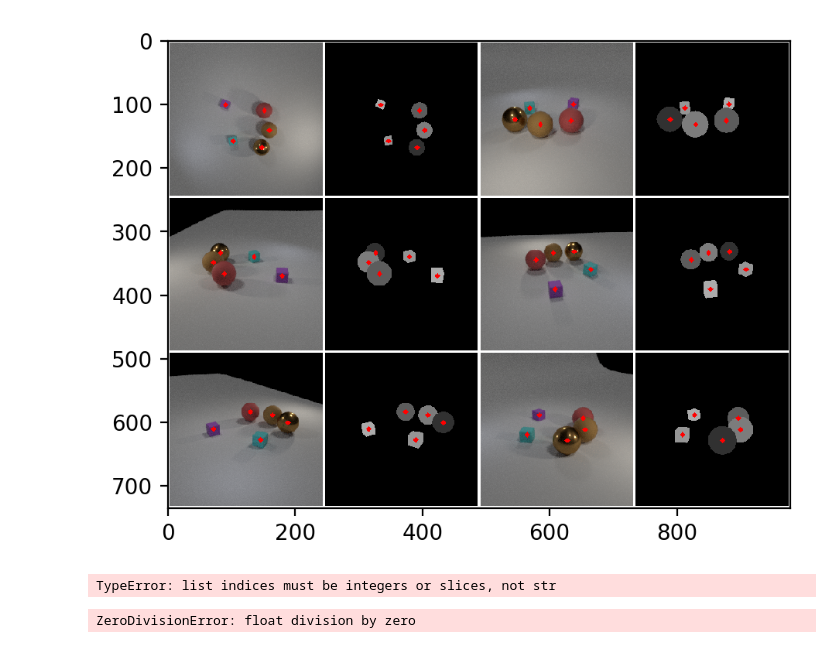
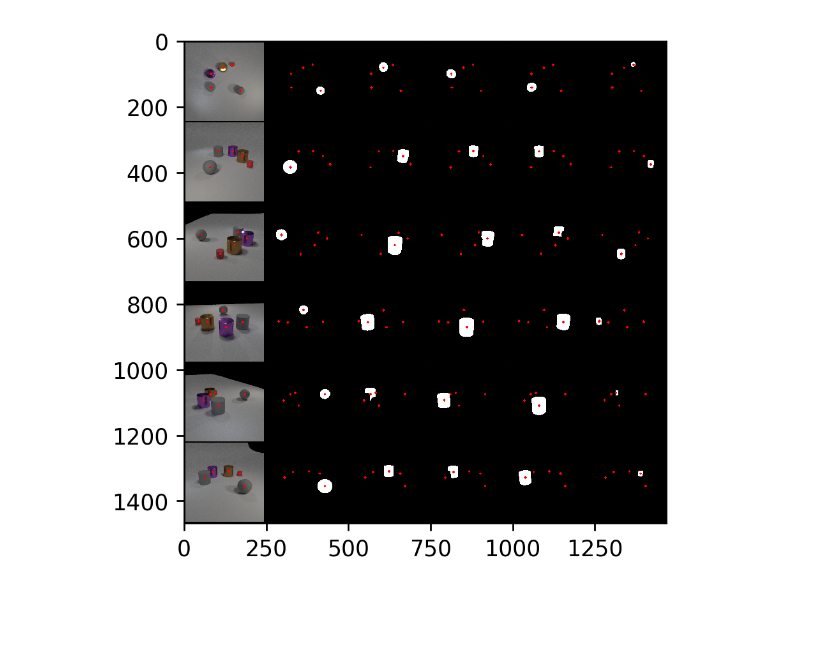
Before and after one commit to jihoonl/clevr-dataset-gen, a Jupyter notebook: notebooks/masking_test.ipynb, the cells around one changed output. Saved outputs shown, nothing was run; the diff lists cells and outputs as text; code cells hidden in the pictures; blank space fills up the shorter version.

Commit message:
finalize data foramt

```diff
--- a/notebooks/masking_test.ipynb
+++ b/notebooks/masking_test.ipynb
@@ -24,17 +24,17 @@ def view_image(ii, dpi=100, nrow=4):
     imshow(n.numpy().transpose(1,2,0))
 
 def img_and_mask(data, center=True):
-    img = data['image']
+    img = np.expand_dims(data['image'], axis=0)
     mask = data['mask']
     ann = data['objects']
-    imgs = np.stack([img,mask])
+    imgs = np.concatenate([img,mask])
     ii = imgs.copy()
     if center:
         for a in ann:
             x = a['pixel_coords'][0]
             y = a['pixel_coords'][1]
             for i in ii:
-                i = cv2.circle(i, (x, y), 2, (1,0,0), 4)
+                i = cv2.circle(i, (x, y), 2, (255,0,0), 4)
     return ii
 
 def view_img_and_mask(data, center=True, dpi=100,nrow=2):
@@ -51,55 +51,12 @@ def view_all(data, center=True, dpi=100, nrow=2):
     view_image(imgs, dpi,nrow)
 
 
-
-
 rootpath = Path('/data/private/work/gqn/datasets/clevr-dataset-gen/image_generation/output')
 # %%
 idx = 0
 datapath = rootpath / '{}.pkl'.format(idx)
 with open(datapath, 'rb') as f:
     scene = pickle.load(f)
-
-topview = scene['topview']
-view_all(scene,dpi=200,nrow=4)
+view_all(scene, True, dpi=250,nrow=6)
 # %% [output]
-[figure, old version]
+[figure, new version]
-# %%
-for o in ann['objects']:
-    print(o['shape'], o['pixel_coords'])
-print(np.array(ann['colormap']))
-mask = np.stack([imgs[1]] * len(ann['objects'])) # 64 is the background color
-#cnt = dict.(zip(*np.unique(mask[0], return_counts=True)))
-#del cnt[0]
-#print(cnt)
-
-for i, k in enumerate(ann['colormap']):
-    # mask[i, mask[i] != k] = 0
-    mask[i, mask[i] == k] = 0
-view_image(mask,200)
-# %% [output]
-TypeError: list indices must be integers or slices, not str
-# %%
-# Note that the procedures below assumes that imgs are already sorted by z depth
-# Closer object gets lower index
-
-# Create binary masking of each objects.
-subs = imgs.copy()[1:]
-n = subs.shape[0]
-subs = np.vstack(subs)
-subs = cv2.cvtColor(subs, cv2.COLOR_BGR2GRAY)
-subs = subs.reshape(n, 240, 240)
-subs = subs - np.stack([subs[0]] * n)
-mask = subs > 200
-subs[mask] = 0
-idx = np.where(np.logical_and(subs > 100, subs< 200))
-subs[idx] = 255
-
-# Occlusion by objects in front
-masks = subs.copy().astype(np.int16)
-for i in range(masks.shape[0]-1):
-    masks[i+1] -= np.abs(masks[i])
-masks = masks.astype(np.uint8)[1:]
-view_gray(masks,100)
-# %% [output]
-ZeroDivisionError: float division by zero
```
Also changed, not shown: parts of 15 cells of this notebook, 1 other file.
